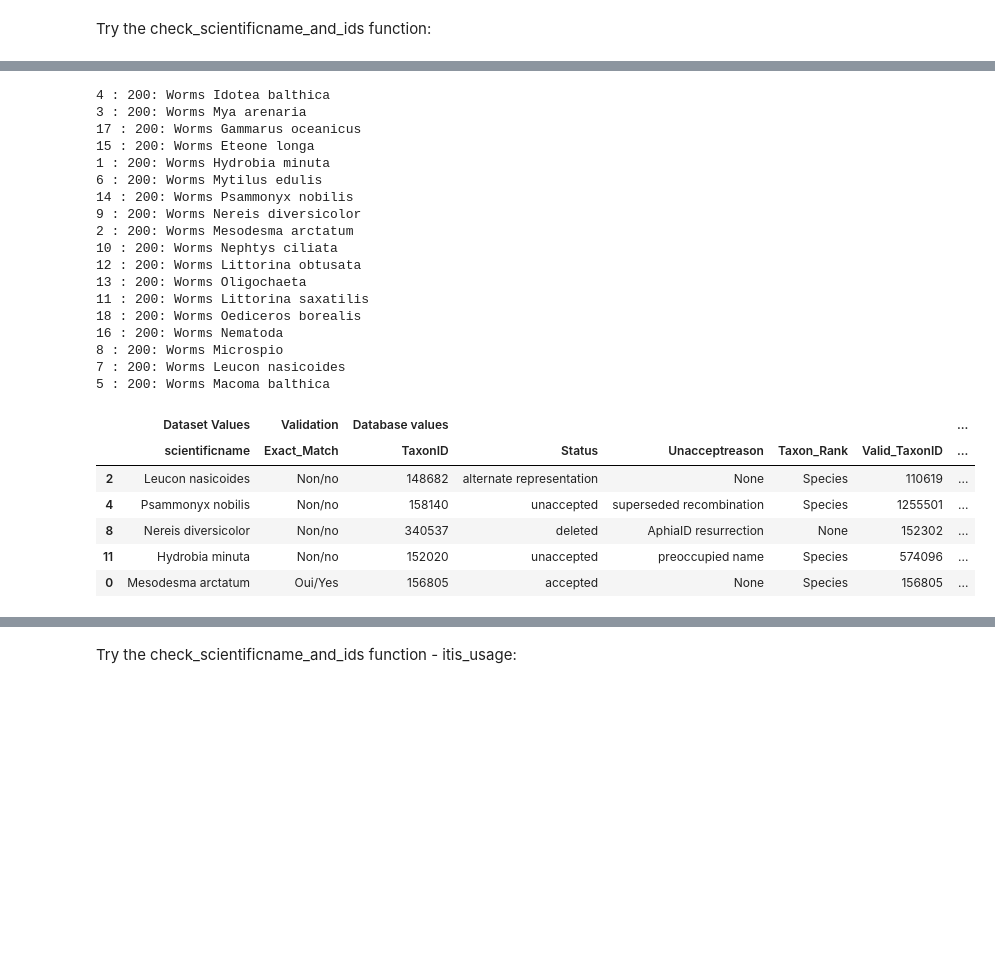
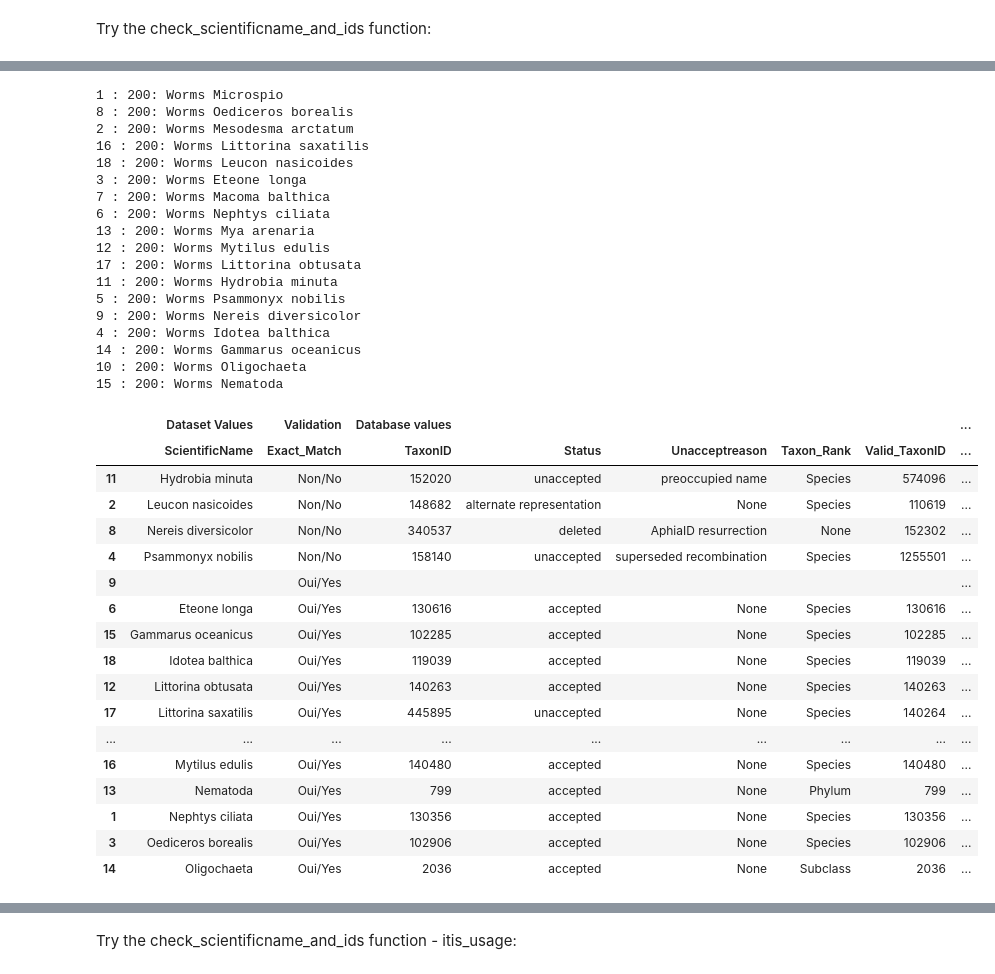
Before and after one commit to cioos-siooc/pyobistools, a Jupyter notebook: example_notebooks/notebook - check_scientificname_and_ids.ipynb, the cells around one changed output, grey strips where cells are left out. Cells and saved outputs as stored; diff of their text form; code cells hidden in the pictures; blank space fills up the shorter version.

```diff
--- a/example_notebooks/notebook - check_scientificname_and_ids.ipynb
+++ b/example_notebooks/notebook - check_scientificname_and_ids.ipynb
@@ -49,0 +55,3 @@ occurrence_extension.head(3)
+# %%
+occurrence_extension = pd.read_csv('test_occurrence_extension_check_scientificname_and_ids.csv')
+occurrence_extension.head(5)
@@ -85,31 +100,42 @@ check_scientificname_and_ids(occurrence_core, 'names')
 145 rows × 9 columns
 # %%
-check_scientificname_and_ids(occurrence_extension, 'names').head()
+check_scientificname_and_ids(occurrence_extension, 'names')
 # %% [output]
+1 : 200: Worms Microspio
+8 : 200: Worms Oediceros borealis
+2 : 200: Worms Mesodesma arctatum
+16 : 200: Worms Littorina saxatilis
+18 : 200: Worms Leucon nasicoides
+3 : 200: Worms Eteone longa
+7 : 200: Worms Macoma balthica
+6 : 200: Worms Nephtys ciliata
+13 : 200: Worms Mya arenaria
+12 : 200: Worms Mytilus edulis
+17 : 200: Worms Littorina obtusata
+11 : 200: Worms Hydrobia minuta
+5 : 200: Worms Psammonyx nobilis
+9 : 200: Worms Nereis diversicolor
 4 : 200: Worms Idotea balthica
-3 : 200: Worms Mya arenaria
-17 : 200: Worms Gammarus oceanicus
-15 : 200: Worms Eteone longa
-1 : 200: Worms Hydrobia minuta
-6 : 200: Worms Mytilus edulis
-14 : 200: Worms Psammonyx nobilis
-9 : 200: Worms Nereis diversicolor
-2 : 200: Worms Mesodesma arctatum
-10 : 200: Worms Nephtys ciliata
-12 : 200: Worms Littorina obtusata
-13 : 200: Worms Oligochaeta
-11 : 200: Worms Littorina saxatilis
-18 : 200: Worms Oediceros borealis
-16 : 200: Worms Nematoda
-8 : 200: Worms Microspio
-7 : 200: Worms Leucon nasicoides
-5 : 200: Worms Macoma balthica
+14 : 200: Worms Gammarus oceanicus
+10 : 200: Worms Oligochaeta
+15 : 200: Worms Nematoda
 |  | Dataset Values | Validation | Database values |  |  |  |  | ... |
-|  | scientificname | Exact_Match | TaxonID | Status | Unacceptreason | Taxon_Rank | Valid_TaxonID | ... |
-| 2 | Leucon nasicoides | Non/no | 148682 | alternate representation | None | Species | 110619 | ... |
-| 4 | Psammonyx nobilis | Non/no | 158140 | unaccepted | superseded recombination | Species | 1255501 | ... |
-| 8 | Nereis diversicolor | Non/no | 340537 | deleted | AphiaID resurrection | None | 152302 | ... |
-| 11 | Hydrobia minuta | Non/no | 152020 | unaccepted | preoccupied name | Species | 574096 | ... |
-| 0 | Mesodesma arctatum | Oui/Yes | 156805 | accepted | None | Species | 156805 | ... |
+|  | ScientificName | Exact_Match | TaxonID | Status | Unacceptreason | Taxon_Rank | Valid_TaxonID | ... |
+| 11 | Hydrobia minuta | Non/No | 152020 | unaccepted | preoccupied name | Species | 574096 | ... |
+| 2 | Leucon nasicoides | Non/No | 148682 | alternate representation | None | Species | 110619 | ... |
+| 8 | Nereis diversicolor | Non/No | 340537 | deleted | AphiaID resurrection | None | 152302 | ... |
+| 4 | Psammonyx nobilis | Non/No | 158140 | unaccepted | superseded recombination | Species | 1255501 | ... |
+| 9 |  | Oui/Yes |  |  |  |  |  | ... |
+| 6 | Eteone longa | Oui/Yes | 130616 | accepted | None | Species | 130616 | ... |
+| 15 | Gammarus oceanicus | Oui/Yes | 102285 | accepted | None | Species | 102285 | ... |
+| 18 | Idotea balthica | Oui/Yes | 119039 | accepted | None | Species | 119039 | ... |
+| 12 | Littorina obtusata | Oui/Yes | 140263 | accepted | None | Species | 140263 | ... |
+| 17 | Littorina saxatilis | Oui/Yes | 445895 | unaccepted | None | Species | 140264 | ... |
+| ... | ... | ... | ... | ... | ... | ... | ... | ... |
+| 16 | Mytilus edulis | Oui/Yes | 140480 | accepted | None | Species | 140480 | ... |
+| 13 | Nematoda | Oui/Yes | 799 | accepted | None | Phylum | 799 | ... |
+| 1 | Nephtys ciliata | Oui/Yes | 130356 | accepted | None | Species | 130356 | ... |
+| 3 | Oediceros borealis | Oui/Yes | 102906 | accepted | None | Species | 102906 | ... |
+| 14 | Oligochaeta | Oui/Yes | 2036 | accepted | None | Subclass | 2036 | ... |
 # %%
 table1, table2 = check_scientificname_and_ids(occurrence_core, 'names_ids')
```
Also changed, not shown: parts of 10 cells of this notebook, 11 other files.
